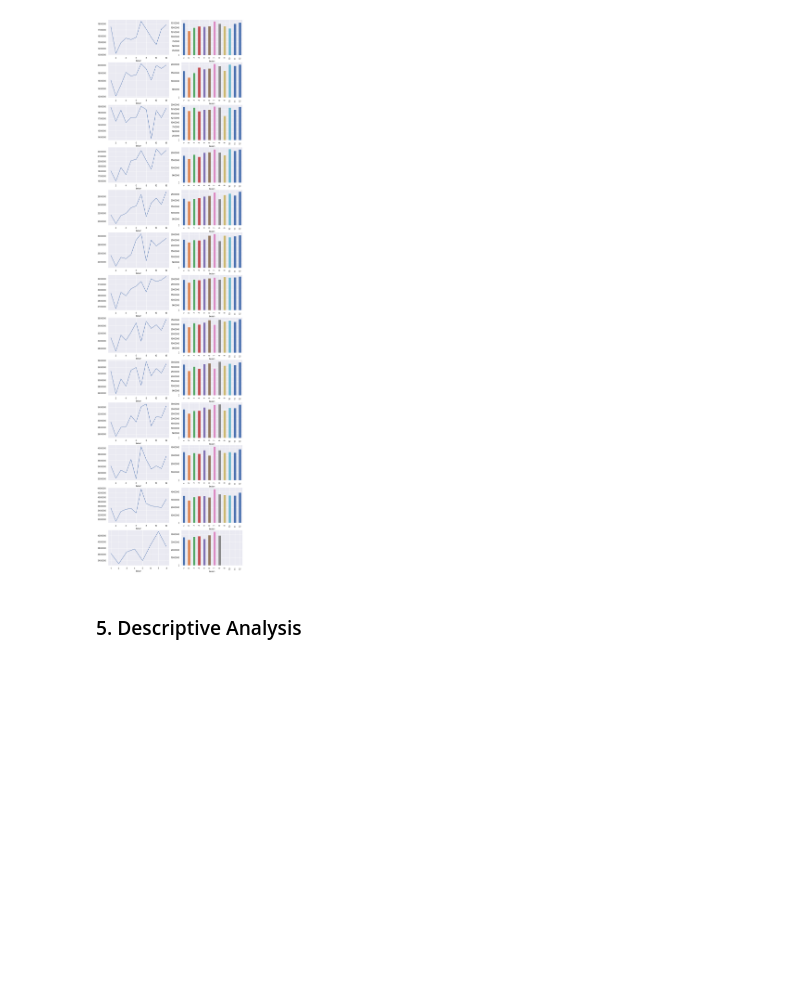
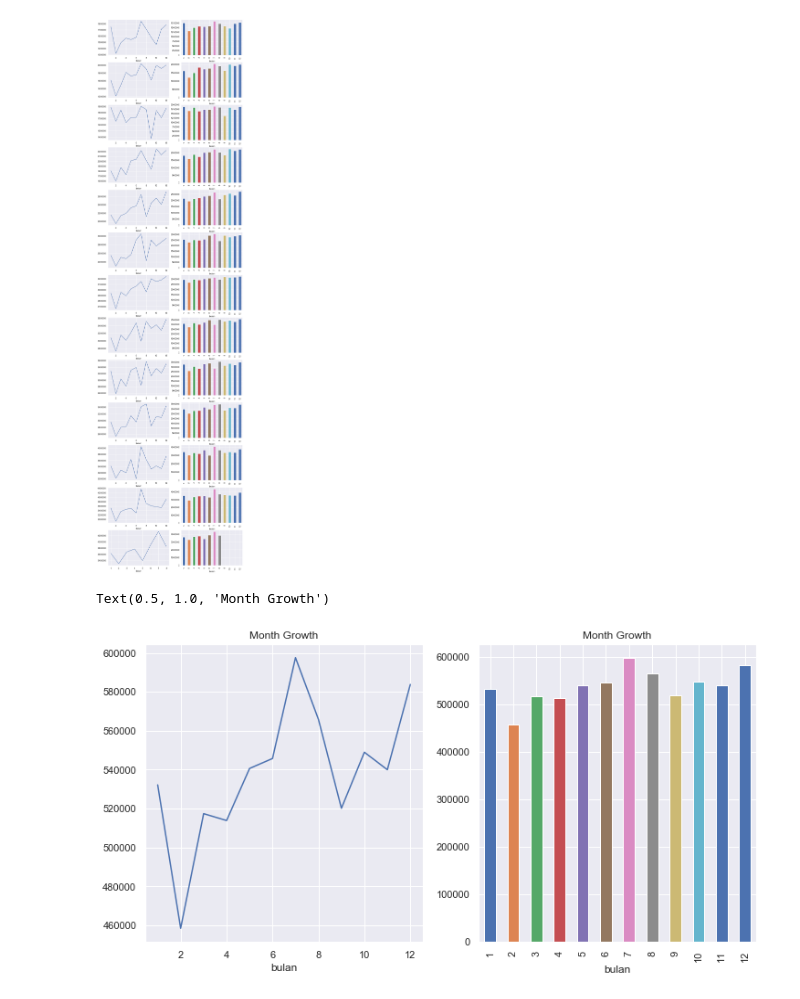
Before and after one commit to IrfanIndriyan/Digital-Talent-2, a Jupyter notebook: Python/Tugas 4 Descriptive Analysis/Analisa Data Penumpang Penerbangan.ipynb, the cells around one changed output. Cells and saved outputs as stored; diff of their text form; code cells hidden in the pictures; blank space fills up the shorter version.

```diff
--- a/Python/Tugas 4 Descriptive Analysis/Analisa Data Penumpang Penerbangan.ipynb
+++ b/Python/Tugas 4 Descriptive Analysis/Analisa Data Penumpang Penerbangan.ipynb
@@ -251,3 +280,6 @@ bulan
 10           NaN
 11           NaN
 12           NaN
+# %%
+month_pessenger_growth_overall = df.groupby("bulan").mean()["jumlah_penumpang"]
+print (month_pessenger_growth_overall)
@@ -308,5 +356,16 @@ for i in range(0, 13):
     pessenger_growth_in_month[base + i].plot(kind="bar", ax=az)
 # %% [output]
 [figure]
-# %% [markdown]
-### 5. Descriptive Analysis
+# %%
+plt.figure(figsize=(12,6))
+
+azz = plt.subplot(1, 2, 1)
+month_pessenger_growth_overall.plot(ax = azz)
+plt.title("Month Growth")
+
+azz = plt.subplot(1, 2, 2)
+month_pessenger_growth_overall.plot(kind="bar", ax = azz)
+plt.title("Month Growth")
+# %% [output]
+Text(0.5, 1.0, 'Month Growth')
+[figure, added]
```
Also changed, not shown: parts of 35 cells of this notebook, 2 other files.
